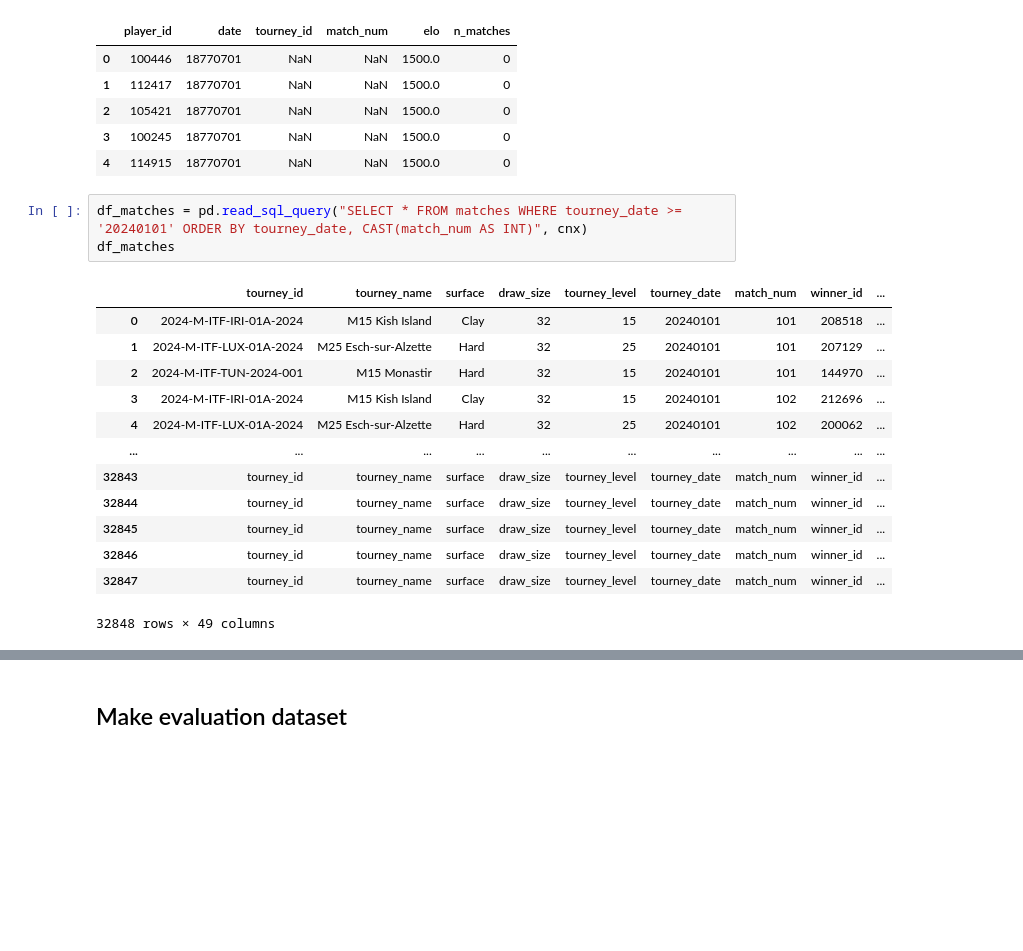
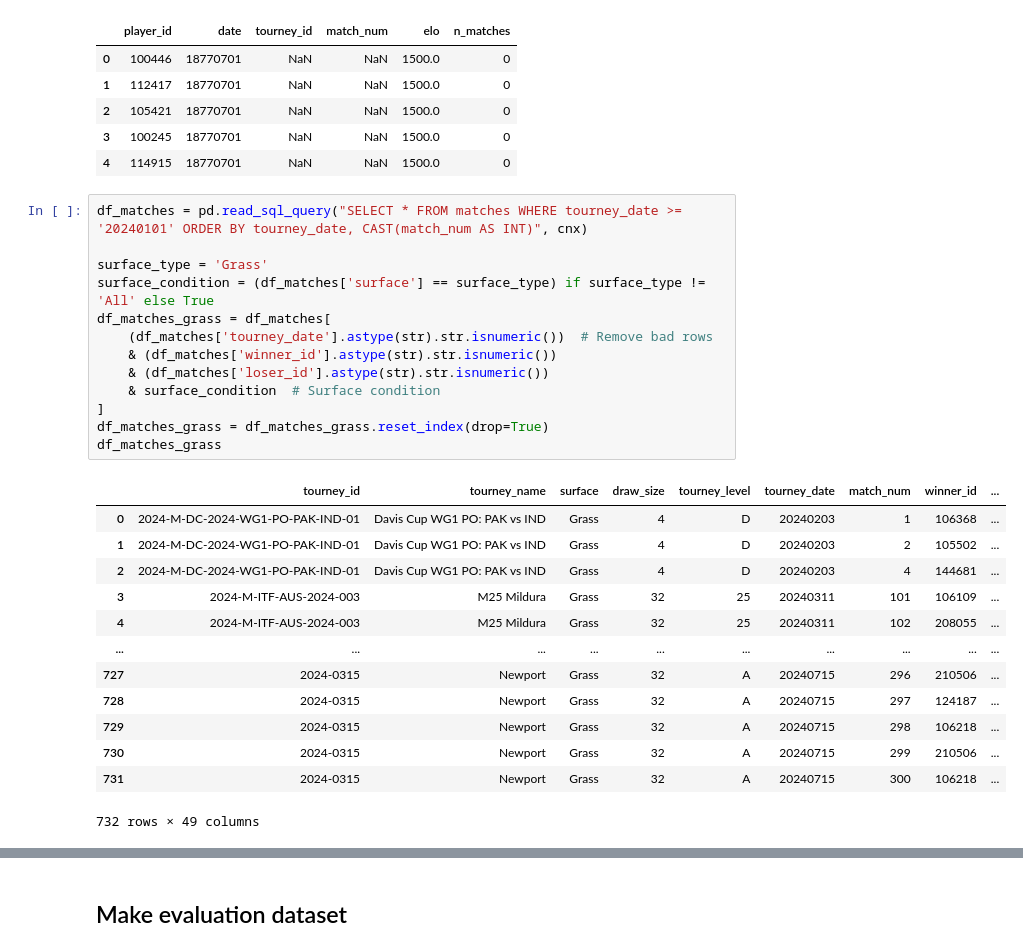
Before and after one commit to p-gourseaud/tennis-predictor, a Jupyter notebook: notebooks/1.1-pg-data-exploration2.ipynb, the cells around one changed output, grey strips where cells are left out. Saved outputs shown, nothing was run; the diff lists cells and outputs as text; blank space fills up the shorter version.

```diff
--- a/notebooks/1.1-pg-data-exploration2.ipynb
+++ b/notebooks/1.1-pg-data-exploration2.ipynb
@@ -265,18 +267,28 @@ df_elo_grass.head()
 | 4 | 114915 | 18770701 | NaN | NaN | 1500.0 | 0 |
 # %%
 df_matches = pd.read_sql_query("SELECT * FROM matches WHERE tourney_date >= '20240101' ORDER BY tourney_date, CAST(match_num AS INT)", cnx)
-df_matches
+
+surface_type = 'Grass'
+surface_condition = (df_matches['surface'] == surface_type) if surface_type != 'All' else True
+df_matches_grass = df_matches[
+    (df_matches['tourney_date'].astype(str).str.isnumeric())  # Remove bad rows
+    & (df_matches['winner_id'].astype(str).str.isnumeric())
+    & (df_matches['loser_id'].astype(str).str.isnumeric())
+    & surface_condition  # Surface condition
+]
+df_matches_grass = df_matches_grass.reset_index(drop=True)
+df_matches_grass
 # %% [output]
 |  | tourney_id | tourney_name | surface | draw_size | tourney_level | tourney_date | match_num | winner_id | ... |
-| 0 | 2024-M-ITF-IRI-01A-2024 | M15 Kish Island | Clay | 32 | 15 | 20240101 | 101 | 208518 | ... |
-| 1 | 2024-M-ITF-LUX-01A-2024 | M25 Esch-sur-Alzette | Hard | 32 | 25 | 20240101 | 101 | 207129 | ... |
-| 2 | 2024-M-ITF-TUN-2024-001 | M15 Monastir | Hard | 32 | 15 | 20240101 | 101 | 144970 | ... |
-| 3 | 2024-M-ITF-IRI-01A-2024 | M15 Kish Island | Clay | 32 | 15 | 20240101 | 102 | 212696 | ... |
-| 4 | 2024-M-ITF-LUX-01A-2024 | M25 Esch-sur-Alzette | Hard | 32 | 25 | 20240101 | 102 | 200062 | ... |
+| 0 | 2024-M-DC-2024-WG1-PO-PAK-IND-01 | Davis Cup WG1 PO: PAK vs IND | Grass | 4 | D | 20240203 | 1 | 106368 | ... |
+| 1 | 2024-M-DC-2024-WG1-PO-PAK-IND-01 | Davis Cup WG1 PO: PAK vs IND | Grass | 4 | D | 20240203 | 2 | 105502 | ... |
+| 2 | 2024-M-DC-2024-WG1-PO-PAK-IND-01 | Davis Cup WG1 PO: PAK vs IND | Grass | 4 | D | 20240203 | 4 | 144681 | ... |
+| 3 | 2024-M-ITF-AUS-2024-003 | M25 Mildura | Grass | 32 | 25 | 20240311 | 101 | 106109 | ... |
+| 4 | 2024-M-ITF-AUS-2024-003 | M25 Mildura | Grass | 32 | 25 | 20240311 | 102 | 208055 | ... |
 | ... | ... | ... | ... | ... | ... | ... | ... | ... | ... |
-| 32843 | tourney_id | tourney_name | surface | draw_size | tourney_level | tourney_date | match_num | winner_id | ... |
-| 32844 | tourney_id | tourney_name | surface | draw_size | tourney_level | tourney_date | match_num | winner_id | ... |
-| 32845 | tourney_id | tourney_name | surface | draw_size | tourney_level | tourney_date | match_num | winner_id | ... |
-| 32846 | tourney_id | tourney_name | surface | draw_size | tourney_level | tourney_date | match_num | winner_id | ... |
-| 32847 | tourney_id | tourney_name | surface | draw_size | tourney_level | tourney_date | match_num | winner_id | ... |
+| 727 | 2024-0315 | Newport | Grass | 32 | A | 20240715 | 296 | 210506 | ... |
+| 728 | 2024-0315 | Newport | Grass | 32 | A | 20240715 | 297 | 124187 | ... |
+| 729 | 2024-0315 | Newport | Grass | 32 | A | 20240715 | 298 | 106218 | ... |
+| 730 | 2024-0315 | Newport | Grass | 32 | A | 20240715 | 299 | 210506 | ... |
+| 731 | 2024-0315 | Newport | Grass | 32 | A | 20240715 | 300 | 106218 | ... |
-32848 rows × 49 columns
+732 rows × 49 columns
```
Also changed, not shown: parts of 23 cells of this notebook.
